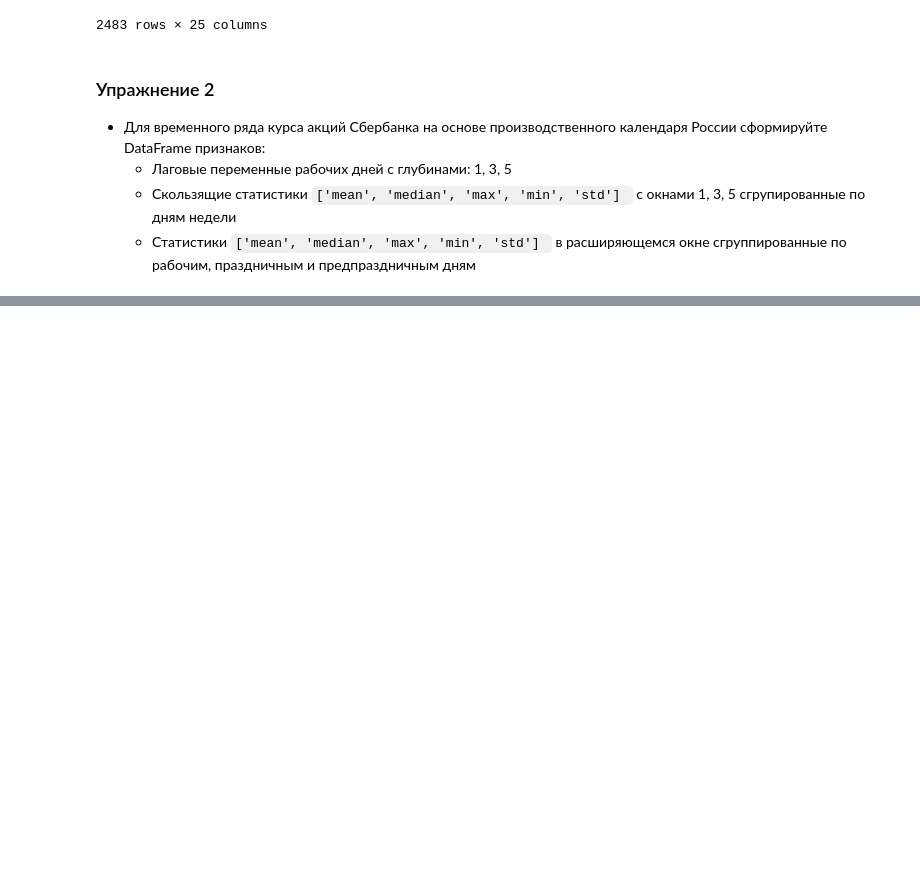
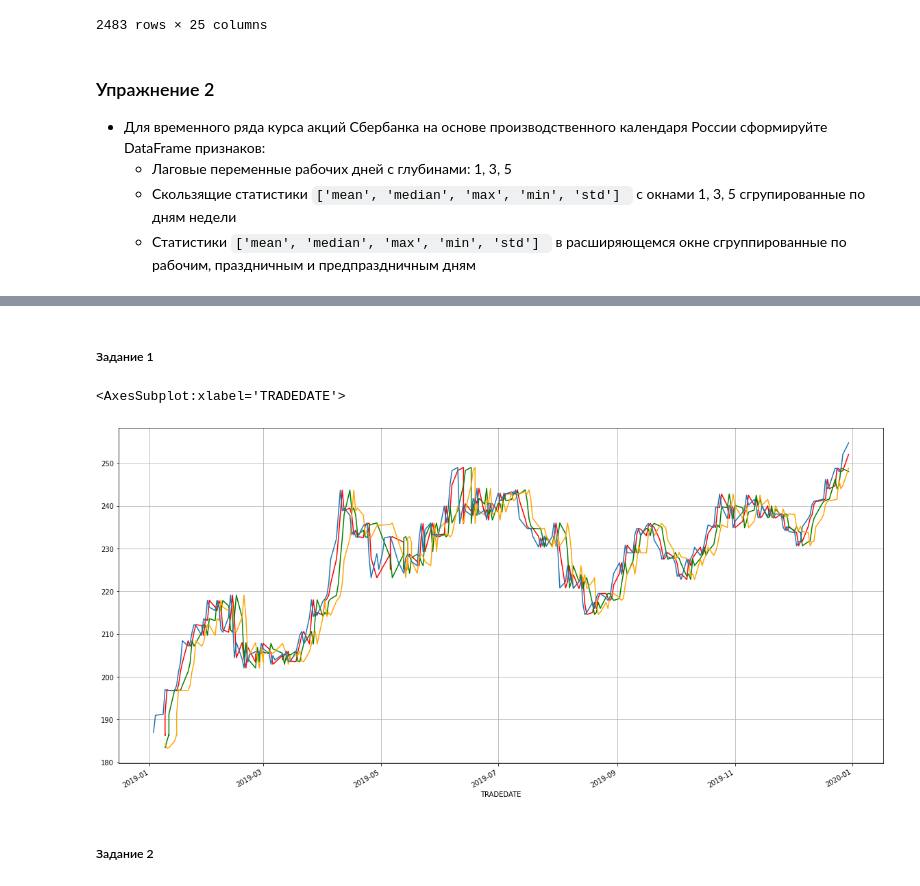
Before and after one commit to w3dip/sberbank-python-data-task4, a Jupyter notebook: task4.ipynb, the cells around one changed output, grey strips where cells are left out. Drawn from its saved outputs; the diff is of its cells as text; code cells hidden in the pictures; blank space fills up the shorter version.

```diff
--- a/task4.ipynb
+++ b/task4.ipynb
@@ -173,0 +192,16 @@ events
+# %% [markdown]
+##### Задание 1
+# %%
+ts_by_day = ts.asfreq('1D').fillna(method='ffill')
+ts_shift_1 = ts_by_day.shift(1, freq=russian_busday)
+ts_shift_3 = ts_by_day.shift(3, freq=russian_busday)
+ts_shift_5 = ts_by_day.shift(5, freq=russian_busday)
+ts_shift_1['2019'].plot(figsize=(20, 10), color='red')
+ts_shift_3['2019'].plot(figsize=(20, 10), color='green')
+ts_shift_5['2019'].plot(figsize=(20, 10), color='orange')
+ts['2019'].plot(grid=True)
+# %% [output]
+<AxesSubplot:xlabel='TRADEDATE'>
+[figure, added]
+# %% [markdown]
+##### Задание 2
```
Also changed, not shown: parts of 30 cells of this notebook, 3 other files.
